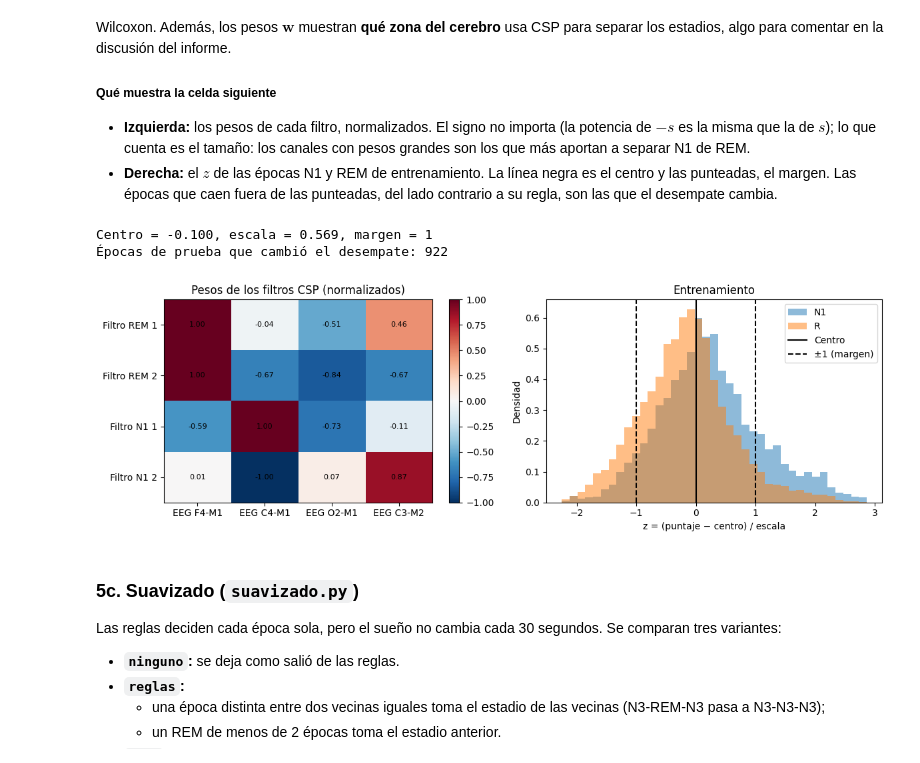
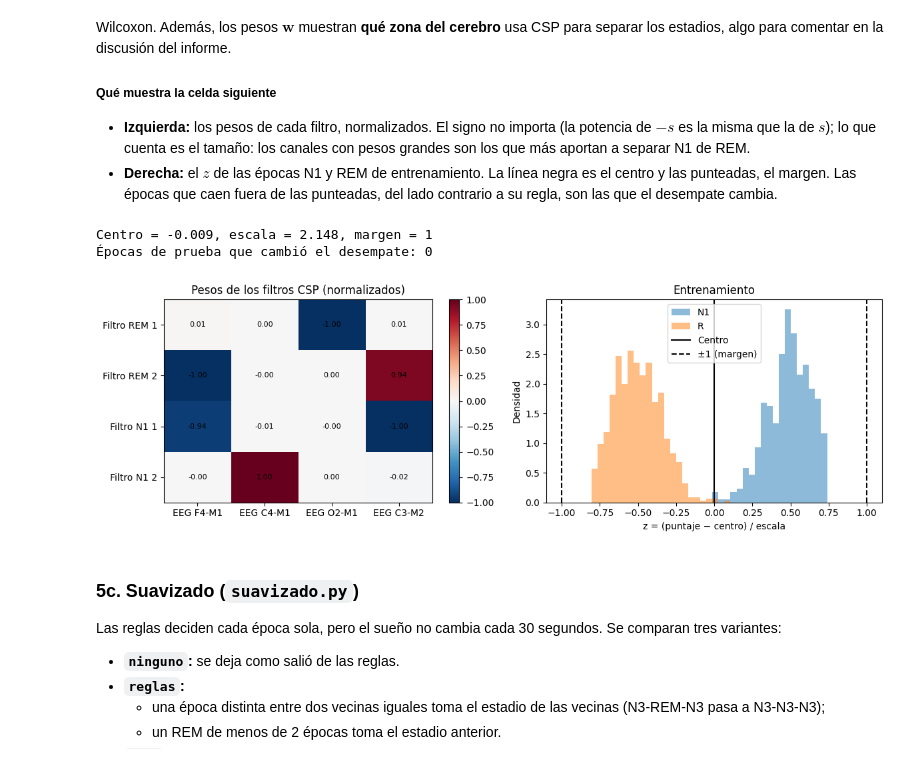
Before and after one commit to ldelia22/PSIB2026Q2-TPS-Grupo02-CassanoNieto-DElia-Ortega, a Jupyter notebook: codigo/notebooks/03_frente_C_clasificacion.ipynb, the cells around one changed output. Cells and saved outputs as stored; diff of their text form; code cells hidden in the pictures.

Commit message:
Frente C: reglas en unidades físicas, continuidad de N2 y CSP apagado

```diff
--- a/codigo/notebooks/03_frente_C_clasificacion.ipynb
+++ b/codigo/notebooks/03_frente_C_clasificacion.ipynb
@@ -236,17 +212,19 @@ Cada regla separa un estadio de los que más se le parecen. Para cada una se gra
 from estadios.clasificacion import reglas
 from estadios.comun.constantes import N1, N2, N3, R, W
 
-# Percentiles de todas las épocas de entrenamiento, con su estadio real.
+# Descriptores de todas las épocas de entrenamiento, en las unidades de las reglas.
 por_tabla = [reglas.descriptores_de_reglas(t.matriz, t.nombres, cfg.clasificacion) for t in entrenamiento]
-P = {k: np.concatenate([p[k] for p in por_tabla]) for k in por_tabla[0]}
+V = {k: np.concatenate([v[k] for v in por_tabla]) for k in por_tabla[0]}
 Y = y_entrenamiento
 
 c = cfg.clasificacion
-TODOS = [W, N1, N2, N3, R]
+UNIDADES = {"emg": "veces la mediana", "eog": "veces la mediana", "lf_hf": "veces la mediana",
+            "alfa": "fracción", "delta": "fracción", "ondas": "ondas por época", "husos": "husos por época"}
 # (descriptor, estadio que detecta, estadios de los que lo separa, campo del umbral)
 UMBRALES = [
     ("emg",   [W],  [N1, N2, N3, R], "w_emg_min"),
     ("alfa",  [W],  [N1, N2, N3, R], "w_alfa_min"),
+    ("eog",   [W],  [N1, N2, N3],    "w_eog_min"),
     ("delta", [N3], [N2],            "n3_delta_min"),
     ("ondas", [N3], [N2],            "n3_ondas_min"),
     ("emg",   [R],  [N1],            "r_emg_max"),
@@ -254,22 +232,34 @@ UMBRALES = [
     ("lf_hf", [R],  [N1, N2],        "r_lf_hf_min"),
     ("husos", [N2], [N1, R],         "n2_husos_min"),
 ]
-UMBRALES = [u for u in UMBRALES if u[0] in P]
+UMBRALES = [u for u in UMBRALES if u[0] in V]
 
-fig, axs = plt.subplots(2, 4, figsize=(14, 6))
+fig, axs = plt.subplots(3, 3, figsize=(14, 10))
 filas = []
 for ax, (clave, si, no, campo) in zip(axs.flat, UMBRALES):
-    a, b = P[clave][np.isin(Y, si)], P[clave][np.isin(Y, no)]
-    cruce = reglas.cruce_de_histogramas(a, b)
+    a, b = V[clave][np.isin(Y, si)], V[clave][np.isin(Y, no)]
+    a, b = a[~np.isnan(a)], b[~np.isnan(b)]
     actual = getattr(c, campo)
-    bins = np.linspace(0, 100, 26)
+    if clave in reglas.RELATIVOS_A_LA_NOCHE:
+        # En log10: el cruce se calcula ahí y se vuelve a veces la mediana.
+        cruce = 10 ** reglas.cruce_de_histogramas(np.log10(a), np.log10(b))
+        bins = np.logspace(*np.log10(np.percentile(np.r_[a, b], [0.5, 99.5])), 40)
+        ax.set_xscale("log")
+    elif clave in ("husos", "ondas"):
+        tope = np.percentile(np.r_[a, b], 99)
+        bins = np.arange(-0.5, tope + 1.5)
+        cruce = reglas.cruce_de_histogramas(a, b, bins=len(bins) - 1)
+    else:
+        bins = np.linspace(*np.percentile(np.r_[a, b], [0.5, 99.5]), 40)
+        cruce = reglas.cruce_de_histogramas(a, b)
     ax.hist(b, bins, density=True, alpha=0.5, label="/".join(NOMBRES_ESTADIOS[e] for e in no))
     ax.hist(a, bins, density=True, alpha=0.5, label="/".join(NOMBRES_ESTADIOS[e] for e in si))
     ax.axvline(cruce, ls="--", c="k")
     ax.axvline(actual, c="r")
-    ax.set(title=campo, xlabel=f"Percentil de {clave}")
+    ax.set(title=campo, xlabel=f"{clave} ({UNIDADES[clave]})")
     ax.legend(fontsize=7)
-    filas.append({"umbral": campo, "actual": actual, "cruce": round(cruce, 1)})
+    filas.append({"umbral": campo, "unidad": UNIDADES[clave], "actual": actual, "cruce": round(float(cruce), 3),
+                  f"mediana del estadio": round(float(np.median(a)), 3), "mediana de los otros": round(float(np.median(b)), 3)})
 for ax in axs.flat[len(UMBRALES):]:
     ax.axis("off")
 fig.tight_layout()
@@ -423,9 +419,12 @@ from estadios.comun.constantes import CANALES_EEG
 from estadios.descriptores import csp
 
 # Modelo propio de esta celda: la clasificación completa se corre más abajo.
-modelo_csp = ModeloEstadios(cfg.clasificacion).ajustar(entrenamiento)
+from estadios.comun.config import GRUPOS_DESCRIPTORES
+
+# Con CSP activo (por defecto está apagado), para ver cómo separa N1 de REM.
+modelo_csp = ModeloEstadios(replace(cfg.clasificacion, grupos=GRUPOS_DESCRIPTORES)).ajustar(entrenamiento)
 if not modelo_csp.filtros_csp:
-    print("CSP está desactivado en ConfigClasificacion (falta \"csp\" en grupos).")
+    print("No hay épocas suficientes de N1 y REM para calcular CSP.")
 else:
     filtro = modelo_csp.filtros_csp[0]
     centro, escala = modelo_csp.referencias_csp[0]
@@ -437,36 +436,36 @@ else:
     pesos = filtro.pesos / np.abs(filtro.pesos).max(axis=1, keepdims=True)
     mitad = len(pesos) // 2
     etiquetas = [f"Filtro REM {i + 1}" for i in range(mitad)] + [f"Filtro N1 {i + 1}" for i in range(len(pesos) - mitad)]
     im = axs[0].imshow(pesos, cmap="RdBu_r", vmin=-1, vmax=1, aspect="auto")
     for i in range(pesos.shape[0]):
         for j in range(pesos.shape[1]):
             axs[0].text(j, i, f"{pesos[i, j]:.2f}", ha="center", va="center", fontsize=8)
     axs[0].set_xticks(range(len(CANALES_EEG)), CANALES_EEG)
     axs[0].set_yticks(range(len(etiquetas)), etiquetas)
     axs[0].set_title("Pesos de los filtros CSP (normalizados)")
     fig.colorbar(im, ax=axs[0])
 
     # z de las épocas N1 y REM de entrenamiento.
     covarianzas = np.concatenate([t.covarianzas_eeg for t in entrenamiento])
     z = (reglas.puntaje_csp(csp.aplicar_csp(covarianzas, filtro)) - centro) / escala
     bins = np.linspace(np.percentile(z, 1), np.percentile(z, 99), 40)
     for estadio in (N1, R):
         axs[1].hist(z[y_entrenamiento == estadio], bins, density=True, alpha=0.5, label=NOMBRES_ESTADIOS[estadio])
     axs[1].axvline(0, c="k", label="Centro")
     axs[1].axvline(margen, c="k", ls="--", label=f"±{margen:g} (margen)")
     axs[1].axvline(-margen, c="k", ls="--")
     axs[1].set(xlabel="z = (puntaje − centro) / escala", ylabel="Densidad", title="Entrenamiento")
     axs[1].legend()
     fig.tight_layout()
     guardar(fig, "c_csp")
 
     cambiadas = sum(int((modelo_csp.clasificar_epocas(t)[1] == reglas.REGLAS.index("csp")).sum()) for t in prueba)
     print(f"Centro = {centro:.3f}, escala = {escala:.3f}, margen = {margen:g}")
     print(f"Épocas de prueba que cambió el desempate: {cambiadas}")
 # %% [output]
-Centro = -0.100, escala = 0.569, margen = 1
-Épocas de prueba que cambió el desempate: 922
+Centro = -0.009, escala = 2.148, margen = 1
+Épocas de prueba que cambió el desempate: 0
-[figure, old version]
+[figure, new version]
 # %% [markdown]
 ### 5c. Suavizado (`suavizado.py`)
 
```
Also changed, not shown: parts of 18 cells of this notebook, 9 other files.
